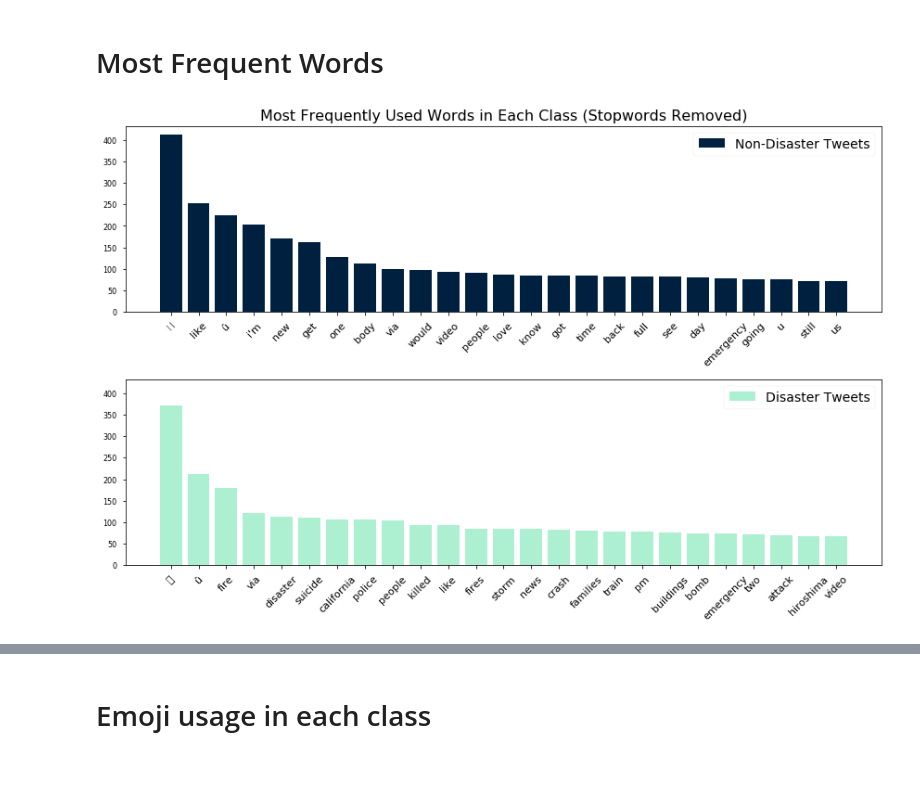
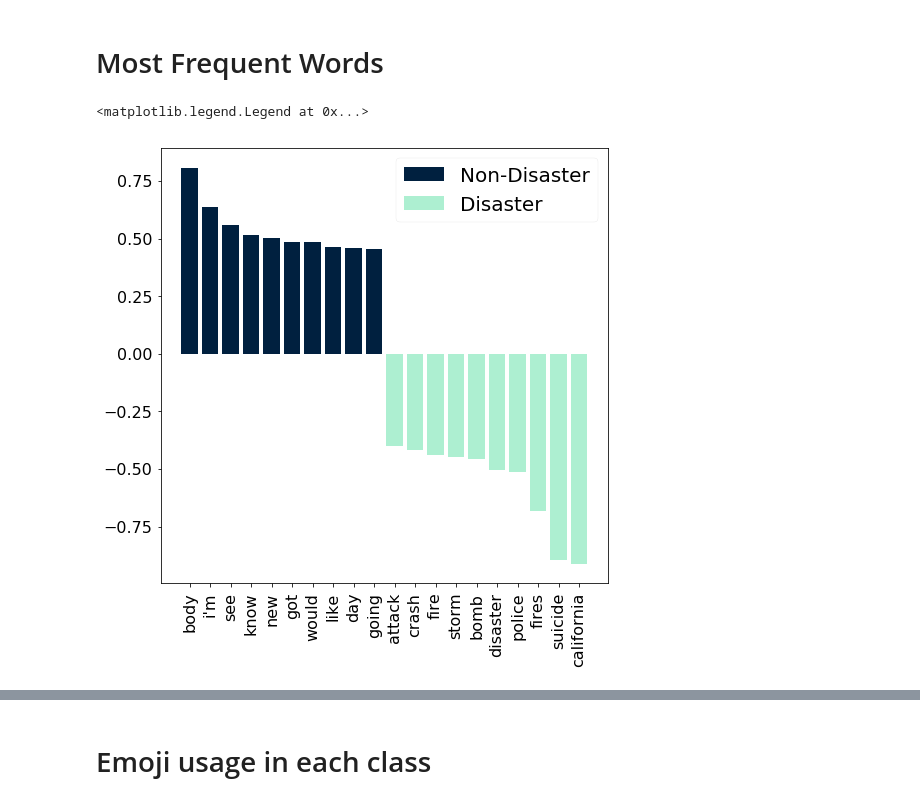
Before and after one commit to vegarab/aml-twitter-fakeornot, a Jupyter notebook: notebooks/quantitative-stats.ipynb, the cells around one changed output, grey strips where cells are left out. Saved outputs shown, nothing was run; the diff lists cells and outputs as text; code cells hidden in the pictures; blank space fills up the shorter version.

Commit message:
tweak pie and word_freq plots

```diff
--- a/notebooks/quantitative-stats.ipynb
+++ b/notebooks/quantitative-stats.ipynb
@@ -40,9 +46,9 @@ COLOR_NEU = '#EEEEEE'
 COLOR_POS = '#F28268'
 COLOR_OTH = '#7389AE'
 
-TITLE_SIZE = 16
-SUBTITLE_SIZE = 14
-TICK_SIZE = 11
+TITLE_SIZE = 24
+SUBTITLE_SIZE = 20
+TICK_SIZE = 16
 
 plt.style.use('seaborn-paper')
 
@@ -51,8 +57,12 @@ rcParams['font.size'] = TICK_SIZE
 num_0 = y[y == 0].size
 num_1 = y[y == 1].size
 # %%
-fig1, ax = plt.subplots(figsize=(8,8))
+fig1, ax = plt.subplots(figsize=(10,10))
 
-ax.pie((num_0, num_1), labels=['Non-Disaster', 'Disaster'], colors=[COLOR_0, COLOR_1])
-ax.set_title('Proportion of Tweets', fontsize=TITLE_SIZE)
+ax.pie((num_0, num_1), labels=[f"{num_0:,d}", f"{num_1:,d}"],
+       colors=[COLOR_0, COLOR_1], textprops={'fontsize': SUBTITLE_SIZE})
+
+
+ax.set_title('Proportion of Tweets', fontsize=SUBTITLE_SIZE)
+ax.legend(labels=['Non-Disaster', 'Disaster'], fontsize=SUBTITLE_SIZE)
 # %% [output]
@@ -63,31 +73,51 @@ Text(0.5, 1.0, 'Proportion of Tweets')
 # %%
 all_words_0 = []
 all_words_1 = []
 for i, _ in enumerate(X):
     if y[i] == 0:
         all_words_0 += X[i]
     elif y[i] == 1:
         all_words_1 += X[i]
     else:
         print('Hey, something weird\'s happening...')
 
 
 c0 = list(Counter(all_words_0).items())
 c0.sort(key=lambda x: x[1], reverse=True)
 
 c1 = list(Counter(all_words_1).items())
 c1.sort(key=lambda x: x[1], reverse=True)
 
+c0_df = pd.DataFrame(c0)
+c1_df = pd.DataFrame(c1)
+freq_df = pd.merge(c0_df, c1_df, on=0)
+freq_df['tot'] = freq_df['1_x'] + freq_df['1_y']
+freq_df.sort_values('tot', ascending=False, inplace=True)
+freq_df.columns = ['word', '0_freq', '1_freq', 'freq']
+freq_df['diff %'] = (freq_df['0_freq'] - freq_df['1_freq']) / freq_df[['0_freq', '1_freq']].sum(1)
+freq_diff_above_100 = freq_df[['word', 'diff %']][freq_df['freq'] >= 100].sort_values('diff %', ascending=False)
 
-fig2, ax = plt.subplots(2, 1, figsize=(12,8), sharey=True)
-ax[0].bar(*zip(*c0[:25]), color=COLOR_0, label='Non-Disaster Tweets')
-ax[0].tick_params(axis='x', rotation=45, labelsize=TICK_SIZE)
-ax[0].legend(fontsize=SUBTITLE_SIZE)
-ax[1].bar(*zip(*c1[:25]), color=COLOR_1, label='Disaster Tweets')
-ax[1].tick_params(axis='x', rotation=45, labelsize=TICK_SIZE)
-ax[1].legend(fontsize=SUBTITLE_SIZE)
-ax[0].set_title('Most Frequently Used Words in Each Class (Stopwords Removed)', fontsize=TITLE_SIZE)
-fig2.tight_layout()
-#Maybe change colour based on sentiment of word?
+freq_top_bottom = pd.concat([freq_diff_above_100.head(10), freq_diff_above_100.tail(10)])
+
+ax.bar(freq_top_bottom['word'], freq_top_bottom['diff %'])
+
+fig2, ax = plt.subplots(figsize=(8,8), sharey=True)
+# width = 0.4
+# N = np.arange(top_freq_df.shape[0])
+
+# ax.bar(freq_top_bottom['diff %'],)
+# # ax.bar(N + width/2, freq_top_bottom['1_freq'], width=width, color=COLOR_1, label='Disaster Tweets')
+
+ax.bar(freq_top_bottom['word'], freq_top_bottom['diff %'].apply(lambda x: x if x>0 else 0),
+       color=COLOR_0)
+ax.bar(freq_top_bottom['word'], freq_top_bottom['diff %'].apply(lambda x: x if x<0 else 0),
+       color=COLOR_1)
+ax.tick_params(axis='x', rotation=90, labelsize=TICK_SIZE)
+ax.tick_params(axis='y', labelsize=TICK_SIZE)
+
+ax.legend(labels=['Non-Disaster', 'Disaster'], fontsize=SUBTITLE_SIZE)
+
+# #Maybe change colour based on sentiment of word?
 # %% [output]
+<matplotlib.legend.Legend at 0x...>
-[figure, old version]
+[figure, new version]
```
Also changed, not shown: parts of 13 cells of this notebook.
